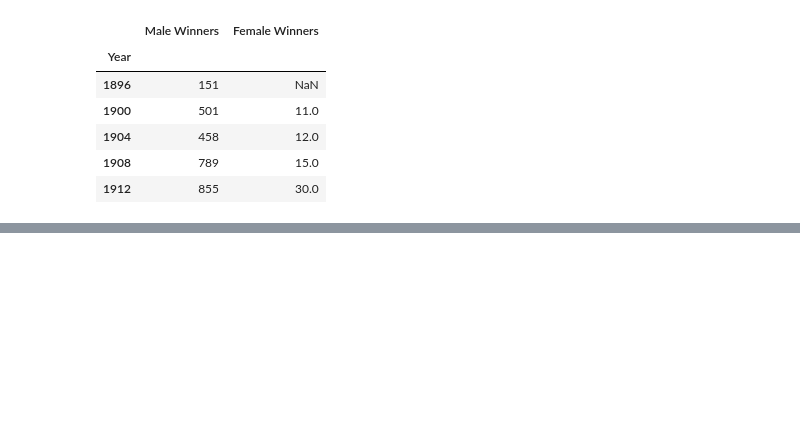
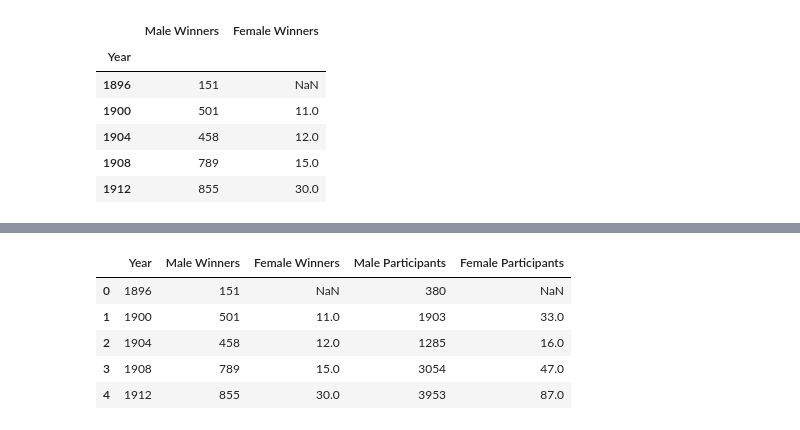
Before and after one commit to vaibz96/Olympics_EDA, a Jupyter notebook: Olympics Games EDA.ipynb, the cells around one changed output, grey strips where cells are left out. Cells and saved outputs as stored; diff of their text form; code cells hidden in the pictures; blank space fills up the shorter version.

```diff
--- a/Olympics Games EDA.ipynb
+++ b/Olympics Games EDA.ipynb
@@ -315,0 +351,11 @@ all_winners_stats.head()
+# %%
+# Merging all winner stats and participants stats together
+all_stats = pd.merge(left = all_winners_stats, right=all_participants_stats, how='left', on='Year')
+all_stats.head()
+# %% [output]
+|  | Year | Male Winners | Female Winners | Male Participants | Female Participants |
+| 0 | 1896 | 151 | NaN | 380 | NaN |
+| 1 | 1900 | 501 | 11.0 | 1903 | 33.0 |
+| 2 | 1904 | 458 | 12.0 | 1285 | 16.0 |
+| 3 | 1908 | 789 | 15.0 | 3054 | 47.0 |
+| 4 | 1912 | 855 | 30.0 | 3953 | 87.0 |
```
Also changed, not shown: parts of 5 cells of this notebook.
